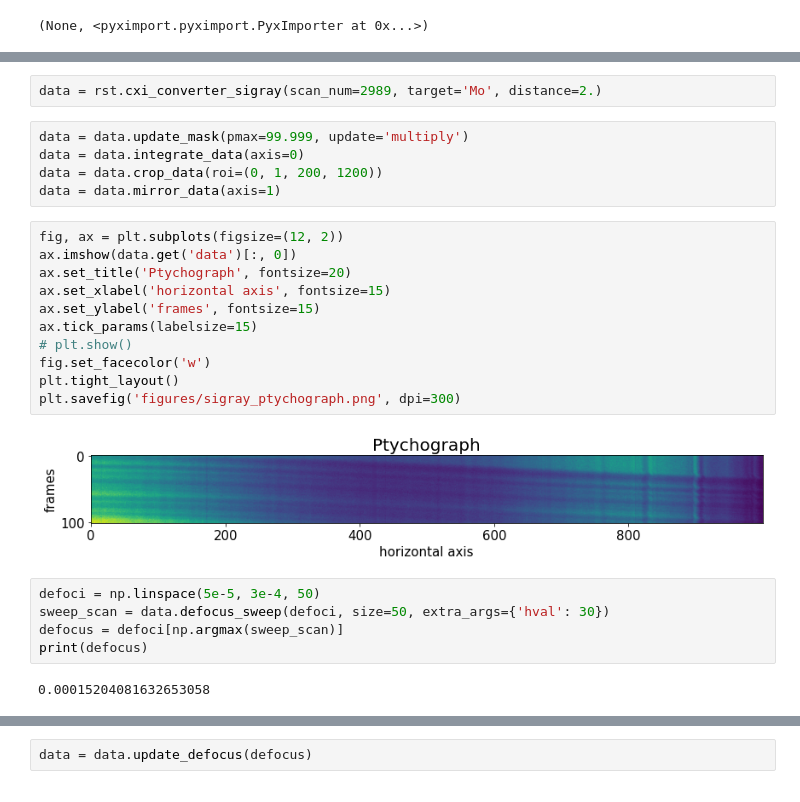
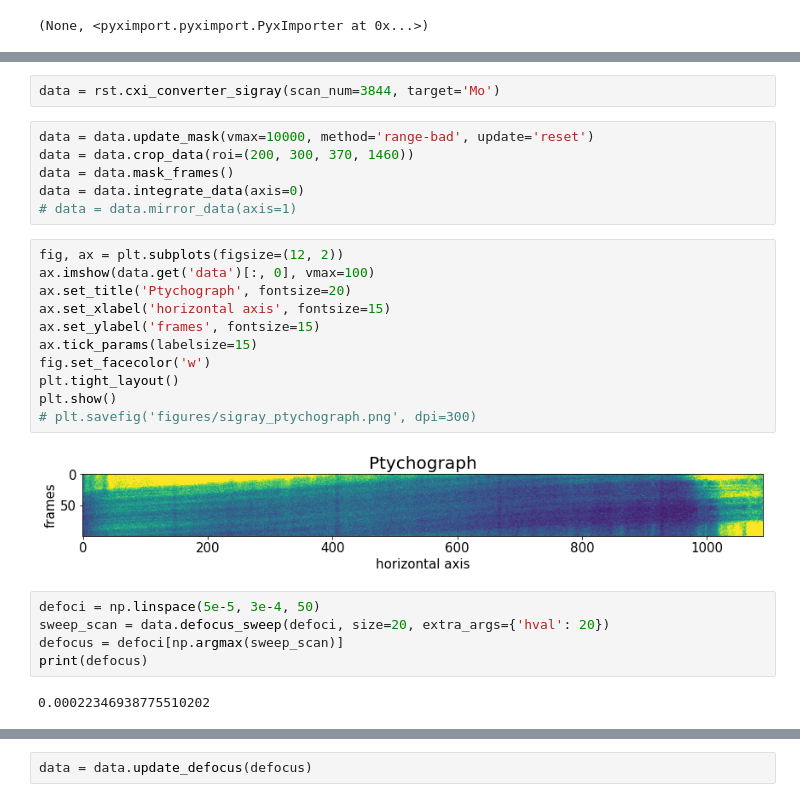
Before and after one commit to simply-nicky/pyrost, a Jupyter notebook: dev.ipynb, the cells around one changed output, grey strips where cells are left out. Saved outputs shown, nothing was run; the diff lists cells and outputs as text.

```diff
--- a/dev.ipynb
+++ b/dev.ipynb
@@ -39,30 +39,31 @@ print(dir(dev))
 # %%
-data = rst.cxi_converter_sigray(scan_num=2989, target='Mo', distance=2.)
+data = rst.cxi_converter_sigray(scan_num=3844, target='Mo')
 # %%
-data = data.update_mask(pmax=99.999, update='multiply')
+data = data.update_mask(vmax=10000, method='range-bad', update='reset')
+data = data.crop_data(roi=(200, 300, 370, 1460))
+data = data.mask_frames()
 data = data.integrate_data(axis=0)
-data = data.crop_data(roi=(0, 1, 200, 1200))
-data = data.mirror_data(axis=1)
+# data = data.mirror_data(axis=1)
 # %%
 fig, ax = plt.subplots(figsize=(12, 2))
-ax.imshow(data.get('data')[:, 0])
+ax.imshow(data.get('data')[:, 0], vmax=100)
 ax.set_title('Ptychograph', fontsize=20)
 ax.set_xlabel('horizontal axis', fontsize=15)
 ax.set_ylabel('frames', fontsize=15)
 ax.tick_params(labelsize=15)
-# plt.show()
 fig.set_facecolor('w')
 plt.tight_layout()
-plt.savefig('figures/sigray_ptychograph.png', dpi=300)
+plt.show()
+# plt.savefig('figures/sigray_ptychograph.png', dpi=300)
 # %% [output]
-[figure, old version]
+[figure, new version]
 # %%
 defoci = np.linspace(5e-5, 3e-4, 50)
-sweep_scan = data.defocus_sweep(defoci, size=50, extra_args={'hval': 30})
+sweep_scan = data.defocus_sweep(defoci, size=20, extra_args={'hval': 20})
 defocus = defoci[np.argmax(sweep_scan)]
 print(defocus)
 # %% [output]
-0.00015204081632653058
+0.00022346938775510202
 # %%
 fig, ax = plt.subplots(figsize=(12, 6))
 ax.plot(defoci * 1e3, sweep_scan)
```
Also changed, not shown: parts of 9 cells of this notebook, 6 other files.
